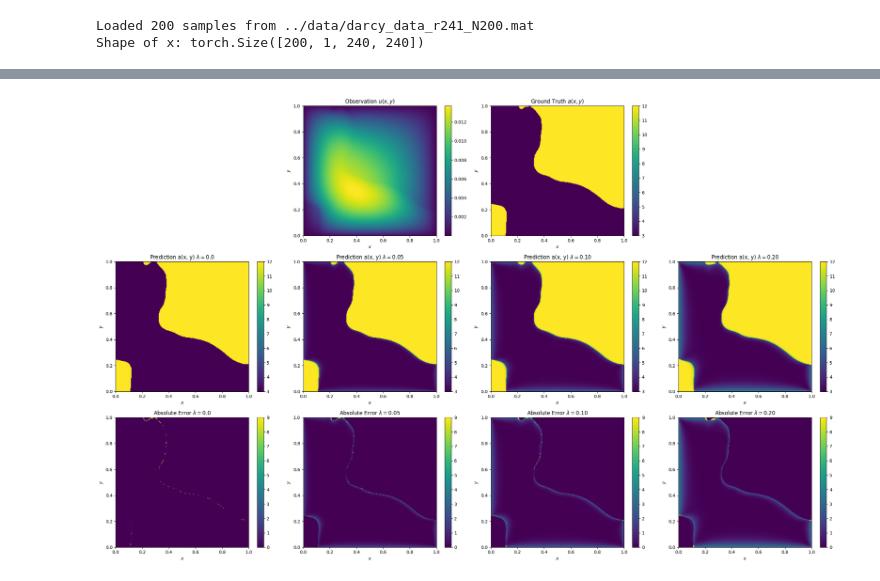
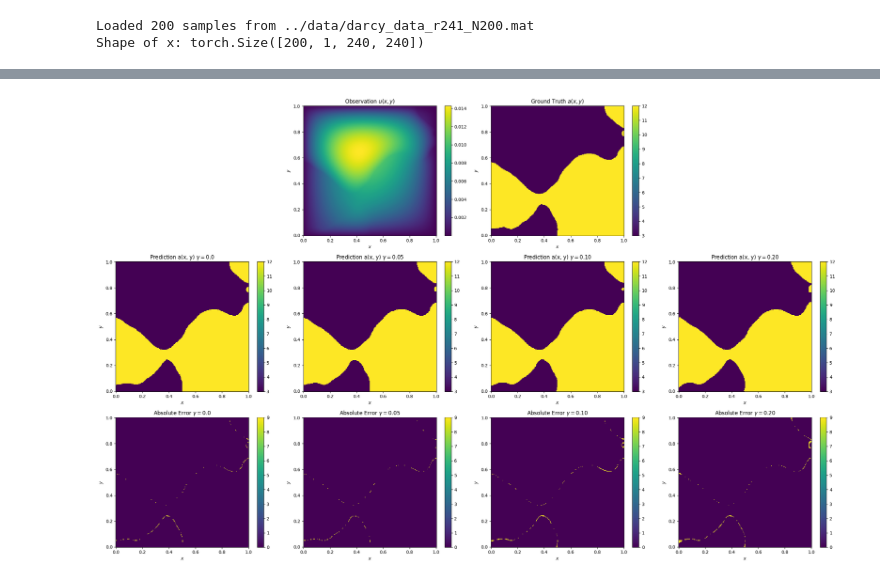
Before and after one commit to bookdiver/FluidDiff, a Jupyter notebook: models/darcys_test.ipynb, the cells around one changed output, grey strips where cells are left out. Drawn from its saved outputs; the diff is of its cells as text; code cells hidden in the pictures.

```diff
--- a/models/darcys_test.ipynb
+++ b/models/darcys_test.ipynb
@@ -56,10 +91,6 @@ X, Y = np.meshgrid(x_span, y_span)
 # %%
 x = x.numpy().squeeze()
 y = y.numpy().squeeze()
-# %%
-def unnormalize(x, x_max=12, x_min=3):
-    x_clip = np.clip(x, 0, 1)
-    return (x_max - x_min) * x_clip + x_min
 # %%
 fig, ax = plt.subplots(4, 4, figsize=(24, 20))
 for i in range(4):
@@ -101,3 +126,10 @@ fig.savefig('../assets/darcy_exp1.png')
+# %%
+x_pred005 = make_prediction(diffusion_model, y, 0.05)
+x_pred010 = make_prediction(diffusion_model, y, 0.10)
+x_pred020 = make_prediction(diffusion_model, y, 0.20)
+# %%
+x = x.numpy().squeeze()
+y = y.numpy().squeeze()
 # %%
 def cal_mis_classification_rate(x, x_pred, x_max=12, x_min=3):
     b_size = x.shape[0]
@@ -107,3 +142,5 @@ def cal_mis_classification_rate(x, x_pred, x_max=12, x_min=3):
+# %%
+x = x.numpy().squeeze()
 # %%
 mcr000 = cal_mis_classification_rate(x, x_pred000)
 mcr005 = cal_mis_classification_rate(x, x_pred005)
@@ -122,78 +159,78 @@ Misclassification rate for 0.20 physics loss: 14.02%
 # %%
-n = 4
+n = 1
 fig, ax = plt.subplots(3, 4, figsize=(24, 15))
 ax[0, 0].set_axis_off()
 ax[0, 3].set_axis_off()
 
-im1 = ax[0, 1].pcolormesh(X, Y, y[n], shading='gouraud')
+im1 = ax[0, 1].pcolormesh(X, Y, y[n])
 ax[0, 1].set_xlabel('$x$')
 ax[0, 1].set_ylabel('$y$')
 ax[0, 1].set_title('Observation $u(x, y)$')
 fig.colorbar(im1, ax=ax[0, 1])
 plt.tight_layout()
 
-im2 = ax[0, 2].pcolormesh(X, Y, unnormalize(x[n]), shading='gouraud')
+im2 = ax[0, 2].pcolormesh(X, Y, unnormalize(x[n]))
 ax[0, 2].set_xlabel('$x$')
 ax[0, 2].set_ylabel('$y$')
 ax[0, 2].set_title('Ground Truth $a(x, y)$')
 fig.colorbar(im2, ax=ax[0, 2])
 plt.tight_layout()
 
-im3 = ax[1, 0].pcolormesh(X, Y, unnormalize(x_pred000[n]), shading='gouraud')
+im3 = ax[1, 0].pcolormesh(X, Y, unnormalize(x_pred000[n]))
 ax[1, 0].set_xlabel('$x$')
 ax[1, 0].set_ylabel('$y$')
-ax[1, 0].set_title(r'Prediction a(x, y) $\lambda=0.0$')
+ax[1, 0].set_title(r'Prediction a(x, y) $\gamma=0.0$')
 fig.colorbar(im3, ax=ax[1, 0])
 plt.tight_layout()
 
-im4 = ax[1, 1].pcolormesh(X, Y, unnormalize(x_pred005[n]), shading='gouraud')
+im4 = ax[1, 1].pcolormesh(X, Y, unnormalize(x_pred005[n]))
 ax[1, 1].set_xlabel('$x$')
 ax[1, 1].set_ylabel('$y$')
-ax[1, 1].set_title(r'Prediction a(x, y) $\lambda=0.05$')
+ax[1, 1].set_title(r'Prediction a(x, y) $\gamma=0.05$')
 fig.colorbar(im4, ax=ax[1, 1])
 plt.tight_layout()
 
-im5 = ax[1, 2].pcolormesh(X, Y, unnormalize(x_pred010[n]), shading='gouraud')
+im5 = ax[1, 2].pcolormesh(X, Y, unnormalize(x_pred010[n]))
 ax[1, 2].set_xlabel('$x$')
 ax[1, 2].set_ylabel('$y$')
-ax[1, 2].set_title(r'Prediction a(x, y) $\lambda=0.10$')
+ax[1, 2].set_title(r'Prediction a(x, y) $\gamma=0.10$')
 fig.colorbar(im5, ax=ax[1, 2])
 plt.tight_layout()
 
-im6 = ax[1, 3].pcolormesh(X, Y, unnormalize(x_pred020[n]), shading='gouraud')
+im6 = ax[1, 3].pcolormesh(X, Y, unnormalize(x_pred020[n]))
 ax[1, 3].set_xlabel('$x$')
 ax[1, 3].set_ylabel('$y$')
-ax[1, 3].set_title(r'Prediction a(x, y) $\lambda=0.20$')
+ax[1, 3].set_title(r'Prediction a(x, y) $\gamma=0.20$')
 fig.colorbar(im6, ax=ax[1, 3])
 plt.tight_layout()
 
-im7 = ax[2, 0].pcolormesh(X, Y, np.abs(unnormalize(x_pred000[n])-unnormalize(x[n])), shading='gouraud')
+im7 = ax[2, 0].pcolormesh(X, Y, np.abs(unnormalize(x_pred000[n])-unnormalize(x[n])))
 ax[2, 0].set_xlabel('$x$')
 ax[2, 0].set_ylabel('$y$')
-ax[2, 0].set_title(r'Absolute Error $\lambda=0.0$')
+ax[2, 0].set_title(r'Absolute Error $\gamma=0.0$')
 fig.colorbar(im7, ax=ax[2, 0])
 plt.tight_layout()
 
-im8 = ax[2, 1].pcolormesh(X, Y, np.abs(unnormalize(x_pred005[n])-unnormalize(x[n])), shading='gouraud')
+im8 = ax[2, 1].pcolormesh(X, Y, np.abs(unnormalize(x_pred005[n])-unnormalize(x[n])))
 ax[2, 1].set_xlabel('$x$')
 ax[2, 1].set_ylabel('$y$')
-ax[2, 1].set_title(r'Absolute Error $\lambda=0.05$')
+ax[2, 1].set_title(r'Absolute Error $\gamma=0.05$')
 fig.colorbar(im8, ax=ax[2, 1])
 plt.tight_layout()
 
-im9 = ax[2, 2].pcolormesh(X, Y, np.abs(unnormalize(x_pred010[n])-unnormalize(x[n])), shading='gouraud')
+im9 = ax[2, 2].pcolormesh(X, Y, np.abs(unnormalize(x_pred010[n])-unnormalize(x[n])))
 ax[2, 2].set_xlabel('$x$')
 ax[2, 2].set_ylabel('$y$')
-ax[2, 2].set_title(r'Absolute Error $\lambda=0.10$')
+ax[2, 2].set_title(r'Absolute Error $\gamma=0.10$')
 fig.colorbar(im9, ax=ax[2, 2])
 plt.tight_layout()
 
-im10 = ax[2, 3].pcolormesh(X, Y, np.abs(unnormalize(x_pred020[n])-unnormalize(x[n])), shading='gouraud')
+im10 = ax[2, 3].pcolormesh(X, Y, np.abs(unnormalize(x_pred020[n])-unnormalize(x[n])))
 ax[2, 3].set_xlabel('$x$')
 ax[2, 3].set_ylabel('$y$')
-ax[2, 3].set_title(r'Absolute Error $\lambda=0.20$')
+ax[2, 3].set_title(r'Absolute Error $\gamma=0.20$')
 fig.colorbar(im10, ax=ax[2, 3])
 plt.tight_layout()
 # %% [output]
-[figure, old version]
+[figure, new version]
 # %%
```
Also changed, not shown: parts of 36 cells of this notebook, 7 other files.
